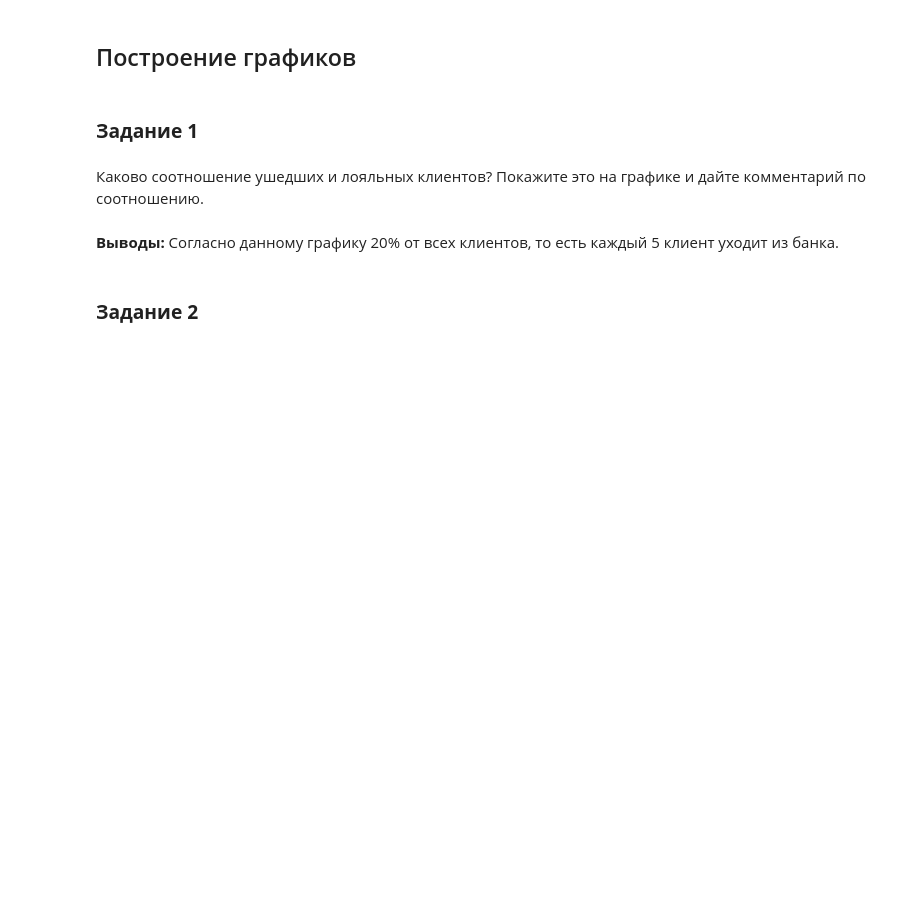
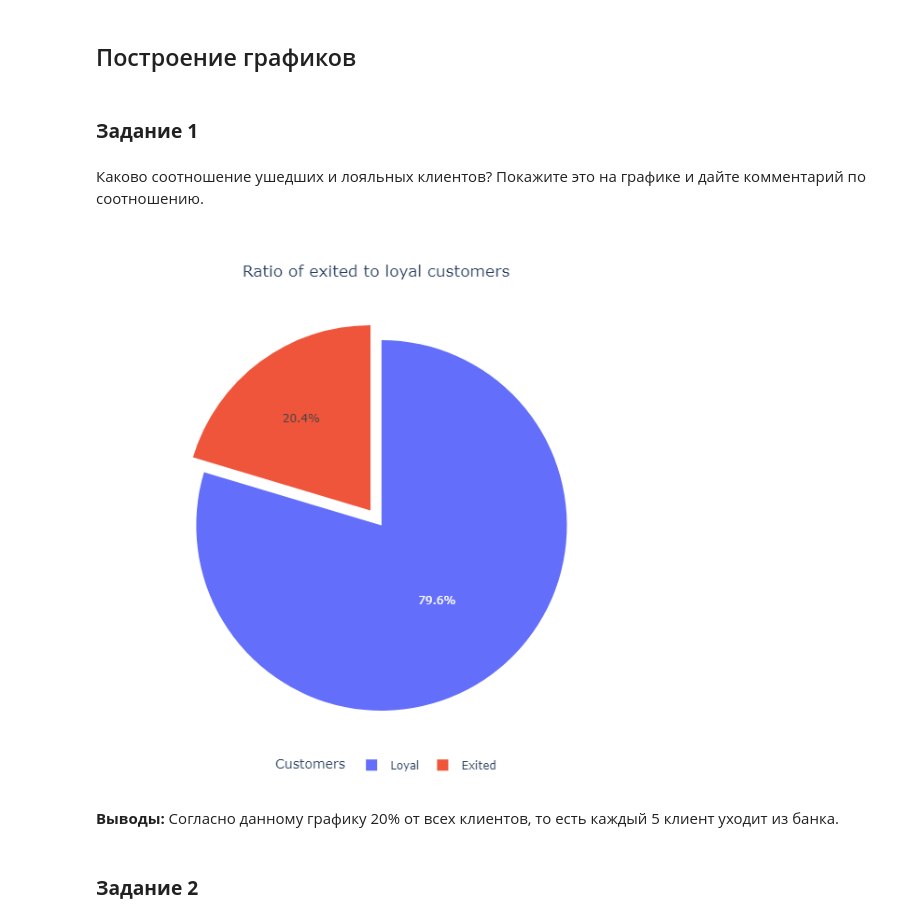
Before and after one commit to emozdir/Data_sciense, a Jupyter notebook: DST_01_13/report.ipynb, the cells around one changed output. Saved outputs shown, nothing was run; the diff lists cells and outputs as text; code cells hidden in the pictures; blank space fills up the shorter version.

```diff
--- a/DST_01_13/report.ipynb
+++ b/DST_01_13/report.ipynb
@@ -81,24 +82,26 @@ for col in churn_df.columns:
 # %%
 fig_1 = px.pie(
     data_frame=churn_df,
     values=churn_df['ExitedLoyal'].value_counts().values,
     names=churn_df['ExitedLoyal'].value_counts().index,
     title='Ratio of exited to loyal customers',
     width=600,
     height=600
 )
 
 fig_1.update_traces(pull = 0.05) # смещение 'пирога'
 
 fig_1.update_layout(
     legend_title_text='Customers',
     legend_orientation="h",
     legend_x = 0.25,
     title_x = 0.5
 )
 
 #fig_1.show()
-fig_1.write_image('data/fig_1.png')
+Image('data/fig_1.png')
+# %% [output]
+[figure, added]
 # %% [markdown]
 **Выводы:**
 Согласно данному графику 20% от всех клиентов, то есть каждый 5 клиент уходит из банка.
```
Also changed, not shown: parts of 10 cells of this notebook.
